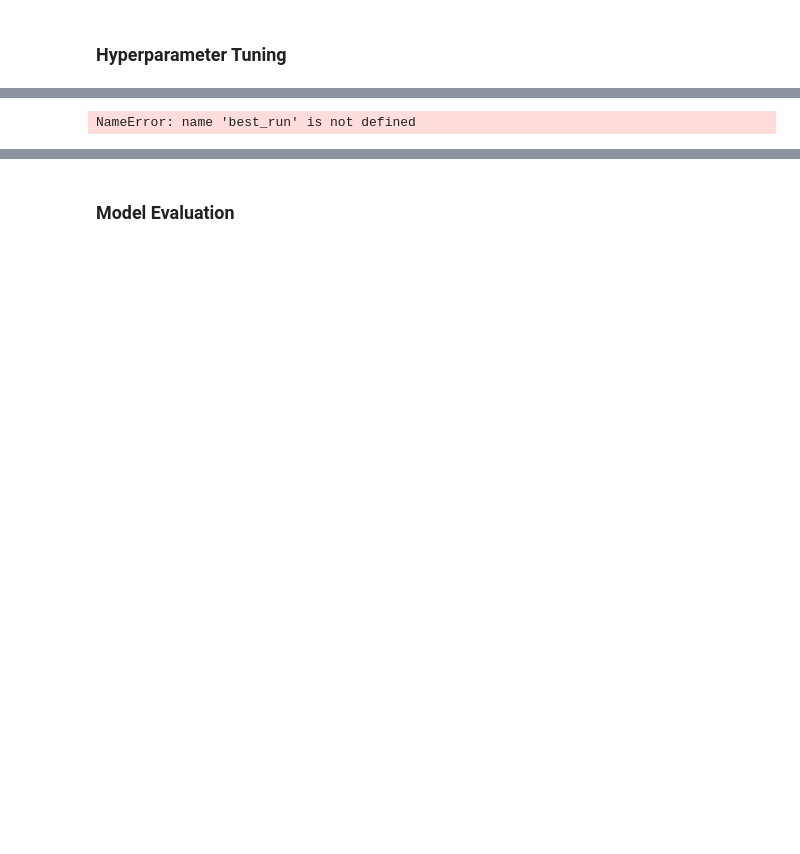
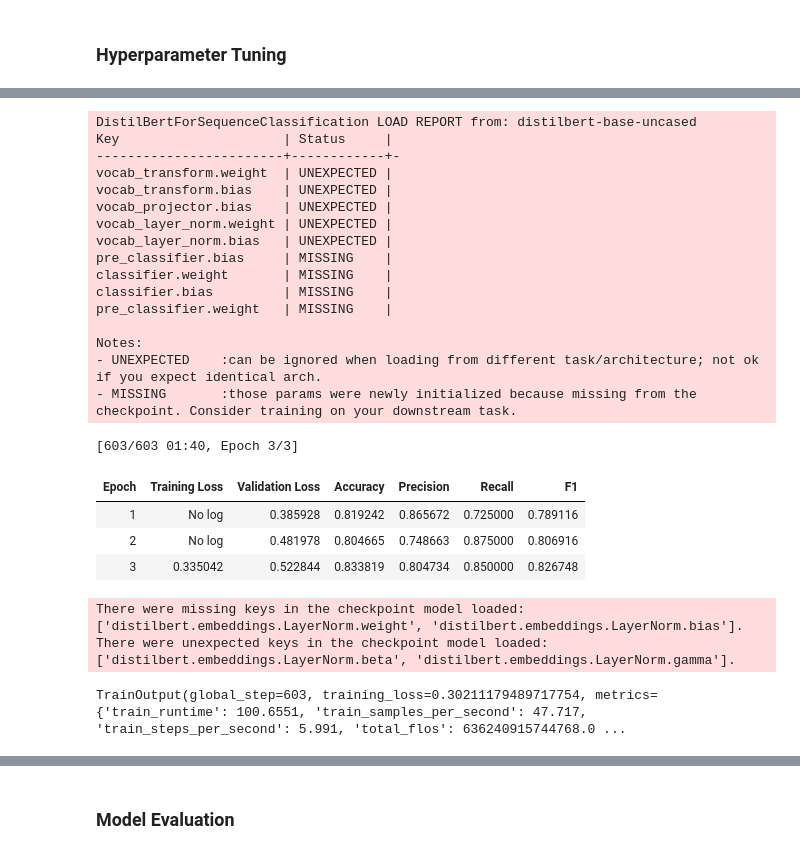
Before and after one commit to lemonmelonn/devanasokan_fyp, a Jupyter notebook: 05_model_training/model3_bert_tuning.ipynb, the cells around one changed output, grey strips where cells are left out. Drawn from its saved outputs; the diff is of its cells as text; code cells hidden in the pictures; blank space fills up the shorter version.

```diff
--- a/05_model_training/model3_bert_tuning.ipynb
+++ b/05_model_training/model3_bert_tuning.ipynb
@@ -79,7 +108,7 @@ torch.backends.cudnn.benchmark = False
 os.environ['CUBLAS_WORKSPACE_CONFIG'] = ':16:8'  # or ':4294967296:8' for more memory
 # %%
 # Fixes the [WinError 3] by explicitly setting a local cache directory
-cache_dir = "C:/Users/User/Documents/devanasokan_fyp/huggingface_cache"
+cache_dir = "../huggingface_cache"
 if not os.path.exists(cache_dir):
     os.makedirs(cache_dir)
 
@@ -329,35 +344,60 @@ Notes:
+# %%
+# Get the best hyperparameters and set up the final training arguments
+final_training_args = TrainingArguments(
+    output_dir="./results",
+    eval_strategy="epoch",
+    save_strategy="epoch",
+    learning_rate=best_trial.params["learning_rate"],
+    per_device_train_batch_size=best_trial.params["per_device_train_batch_size"],
+    per_device_eval_batch_size=16,
+    num_train_epochs=3,
+    weight_decay=best_trial.params["weight_decay"],
+    load_best_model_at_end=True,
+    metric_for_best_model="accuracy",
+    greater_is_better=True,
+    report_to="none",
+    seed=42,
+    data_seed=42,                     # For reproducibility of data shuffling
+    dataloader_num_workers=0,        # For single-process loading
+    fp16=torch.cuda.is_available(),
+)
 # %%
-# Get the best hyperparameters and set up the final training arguments
-best_hyperparameters = best_run.hyperparameters
-final_training_args = TrainingArguments(
-    output_dir="./results",
-    eval_strategy="epoch",
-    save_strategy="epoch",
-    learning_rate=best_hyperparameters["learning_rate"],
-    per_device_train_batch_size=best_hyperparameters["per_device_train_batch_size"],
-    per_device_eval_batch_size=16,
-    num_train_epochs=3,
-    weight_decay=best_hyperparameters["weight_decay"],
-    load_best_model_at_end=True,
-    metric_for_best_model="accuracy",
-    greater_is_better=True,
-    report_to="none",
-    fp16=torch.cuda.is_available(),
-)
-
 # Initialize the final Trainer with the best hyperparameters
 final_trainer = Trainer(
     model=model_init(),
     args=final_training_args,
     train_dataset=tokenized_train_dataset,
     eval_dataset=tokenized_val_dataset,
     compute_metrics=compute_metrics,
 )
 
 # Train the final model with the best hyperparameters
 final_trainer.train()
 # %% [output]
-NameError: name 'best_run' is not defined
+DistilBertForSequenceClassification LOAD REPORT from: distilbert-base-uncased
+Key                     | Status     |
+------------------------+------------+-
+vocab_transform.weight  | UNEXPECTED |
+vocab_transform.bias    | UNEXPECTED |
+vocab_projector.bias    | UNEXPECTED |
+vocab_layer_norm.weight | UNEXPECTED |
+vocab_layer_norm.bias   | UNEXPECTED |
+pre_classifier.bias     | MISSING    |
+classifier.weight       | MISSING    |
+classifier.bias         | MISSING    |
+pre_classifier.weight   | MISSING    |
+
+Notes:
+- UNEXPECTED    :can be ignored when loading from different task/architecture; not ok if you expect identical arch.
+- MISSING       :those params were newly initialized because missing from the checkpoint. Consider training on your downstream task.
+[603/603 01:40, Epoch 3/3]
+| Epoch | Training Loss | Validation Loss | Accuracy | Precision | Recall | F1 |
+| 1 | No log | 0.385928 | 0.819242 | 0.865672 | 0.725000 | 0.789116 |
+| 2 | No log | 0.481978 | 0.804665 | 0.748663 | 0.875000 | 0.806916 |
+| 3 | 0.335042 | 0.522844 | 0.833819 | 0.804734 | 0.850000 | 0.826748 |
+There were missing keys in the checkpoint model loaded: ['distilbert.embeddings.LayerNorm.weight', 'distilbert.embeddings.LayerNorm.bias'].
+There were unexpected keys in the checkpoint model loaded: ['distilbert.embeddings.LayerNorm.beta', 'distilbert.embeddings.LayerNorm.gamma'].
+TrainOutput(global_step=603, training_loss=0.30211179489717754, metrics={'train_runtime': 100.6551, 'train_samples_per_second': 47.717, 'train_steps_per_second': 5.991, 'total_flos': 636240915744768.0 ...
 # %%
 # might not need
 history = pd.DataFrame(final_trainer.state.log_history)
```
Also changed, not shown: parts of 41 cells of this notebook, 3 other files.
